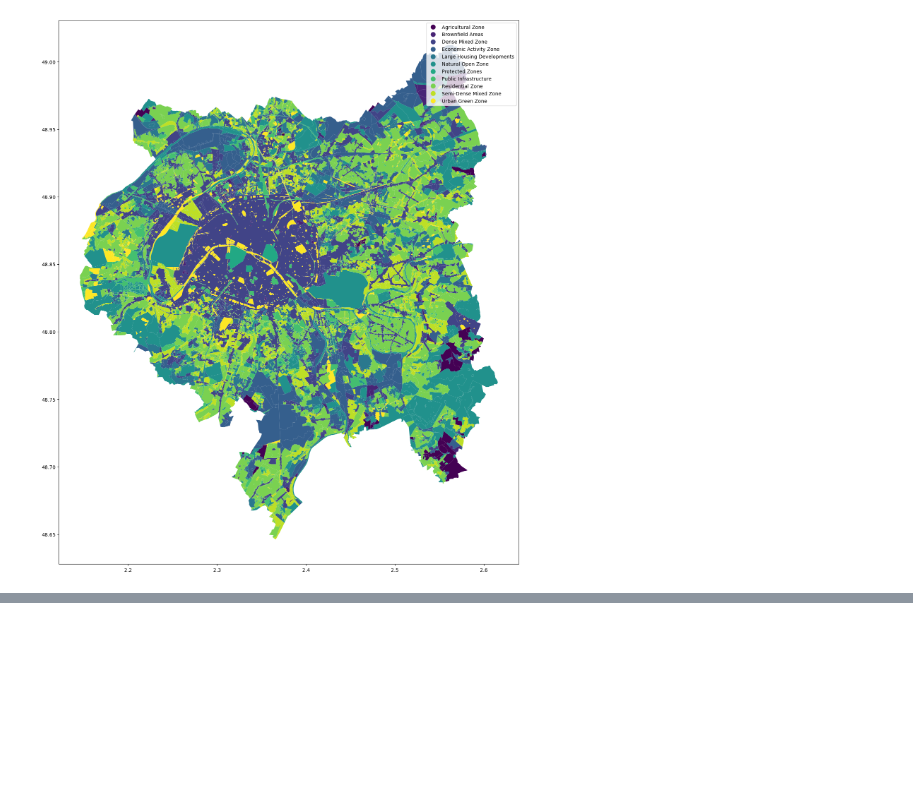
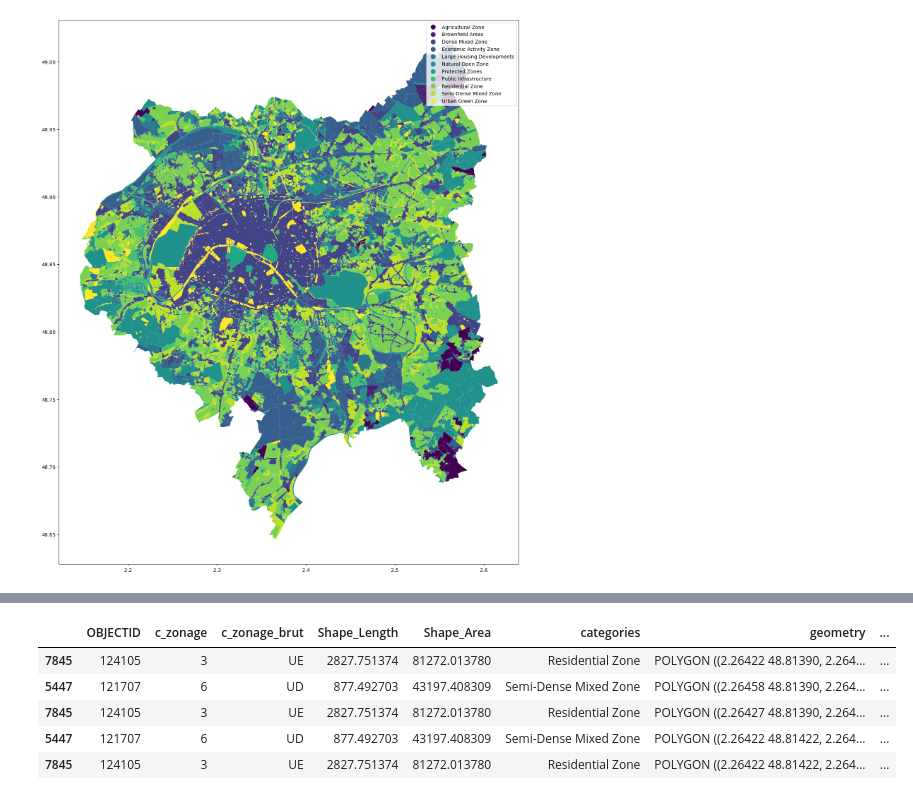
Before and after one commit to b-fa-ce/future_proofing_cities, a Jupyter notebook: notebooks/data_aggregation/how_to_get_data.ipynb, the cells around one changed output, grey strips where cells are left out. Saved outputs shown, nothing was run; the diff lists cells and outputs as text; code cells hidden in the pictures; blank space fills up the shorter version.

```diff
--- a/notebooks/data_aggregation/how_to_get_data.ipynb
+++ b/notebooks/data_aggregation/how_to_get_data.ipynb
@@ -44,0 +132,9 @@ map = get_map(paris_gpd)
+# %%
+test.head()
+# %% [output]
+|  | OBJECTID | c_zonage | c_zonage_brut | Shape_Length | Shape_Area | categories | geometry | ... |
+| 7845 | 124105 | 3 | UE | 2827.751374 | 81272.013780 | Residential Zone | POLYGON ((2.26422 48.81390, 2.264... | ... |
+| 5447 | 121707 | 6 | UD | 877.492703 | 43197.408309 | Semi-Dense Mixed Zone | POLYGON ((2.26458 48.81390, 2.264... | ... |
+| 7845 | 124105 | 3 | UE | 2827.751374 | 81272.013780 | Residential Zone | POLYGON ((2.26427 48.81390, 2.264... | ... |
+| 5447 | 121707 | 6 | UD | 877.492703 | 43197.408309 | Semi-Dense Mixed Zone | POLYGON ((2.26422 48.81422, 2.264... | ... |
+| 7845 | 124105 | 3 | UE | 2827.751374 | 81272.013780 | Residential Zone | POLYGON ((2.26422 48.81422, 2.264... | ... |
```
Also changed, not shown: parts of 39 cells of this notebook, 5 other files.
